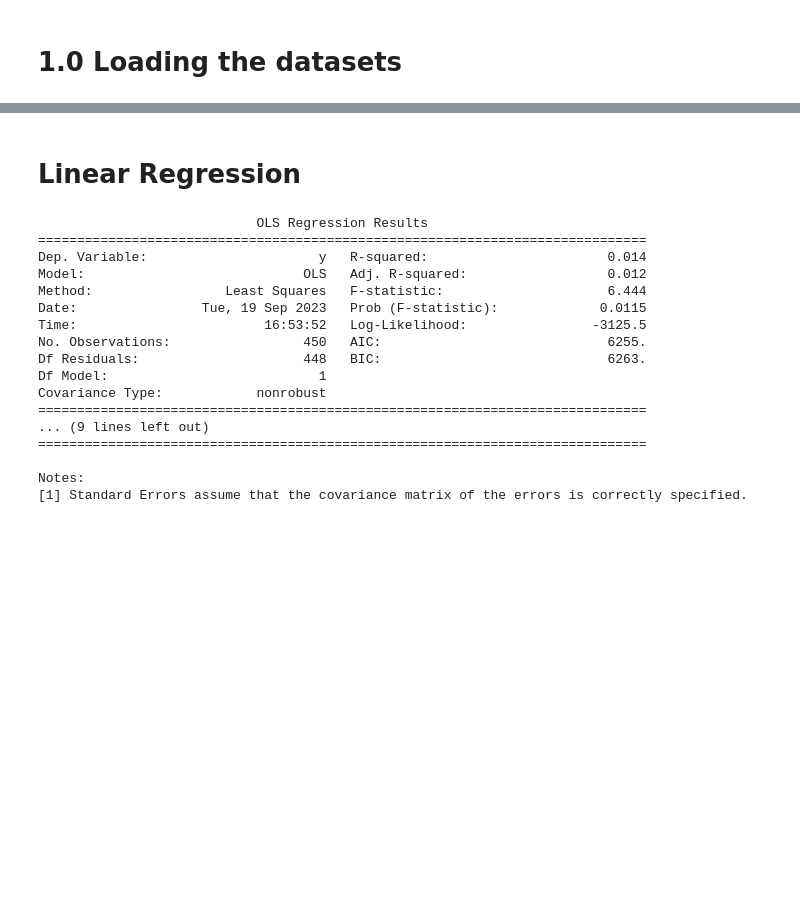
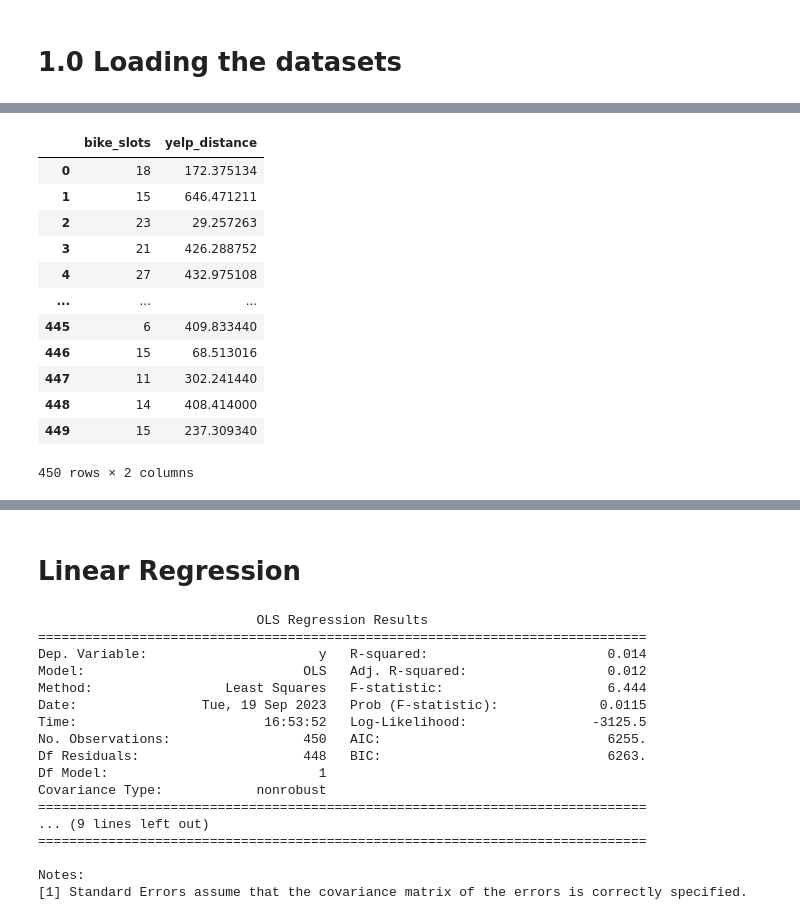
Before and after one commit to nicosanpedro/LHL-DS-Project2-Python, a Jupyter notebook: notebooks/model_building.ipynb, the cells around one changed output, grey strips where cells are left out. Cells and saved outputs as stored; diff of their text form; code cells hidden in the pictures; blank space fills up the shorter version.

Commit message:
added more comments and added required df in the modeling notebook

```diff
--- a/notebooks/model_building.ipynb
+++ b/notebooks/model_building.ipynb
@@ -4,9 +7,9 @@ import numpy as np
 # %% [markdown]
 # 1.0 Loading the datasets
 # %%
-city_bikes_df = pd.read_pickle("df_stations.pkl")
+city_bikes_df = pd.read_pickle(f"{data_address}df_stations.pkl")
 city_bikes_df = city_bikes_df.loc[:449]
-yelp_df = pd.read_pickle("yelp_df.pkl")
+yelp_df = pd.read_pickle(f"{data_address}yelp_df.pkl")
 # %%
 yelp_df.head()
 # %% [output]
@@ -27,8 +30,32 @@ city_bikes_df.head()
 | 4 | 13 | 14 | 8f8af40d9388c8a3962559e8681d3db7 | 43.663722 | -79.380288 | Church St / Alexander St | 2023-09-06T03:00:17.302000Z |
 # %%
 #Calculating the total bike slots
-empty_slots = np.array(city_bikes_df["empty_slots"])
-free_slots = np.array(city_bikes_df["free_bikes"])
+empty_slots = city_bikes_df["empty_slots"]
+free_slots = city_bikes_df["free_bikes"]
 bike_slots = empty_slots + free_slots #total bike slots
 
-yelp_distance = np.array(yelp_df["yelp_distance"])
+yelp_distance = yelp_df["yelp_distance"]
+# %%
+#CREATING A UNIFIED DATAFRAME TO COMPLY WITH THE REQUIREMENTS TO HAVE ONE SINGLE DATAFRAME FOR THE MODEL
+#AS MENTIONED IN THE PREVIOUS NOTEBOOK, THE FIRST 450 ROWS OF THE CITY_BIKES DF CORRESPONDS TO THE FIRST 450 ROWS
+#OF THE YELP DF
+
+df = pd.DataFrame()
+df["bike_slots"] = bike_slots
+df["yelp_distance"] = yelp_distance
+# %%
+df
+# %% [output]
+|  | bike_slots | yelp_distance |
+| 0 | 18 | 172.375134 |
+| 1 | 15 | 646.471211 |
+| 2 | 23 | 29.257263 |
+| 3 | 21 | 426.288752 |
+| 4 | 27 | 432.975108 |
+| ... | ... | ... |
+| 445 | 6 | 409.833440 |
+| 446 | 15 | 68.513016 |
+| 447 | 11 | 302.241440 |
+| 448 | 14 | 408.414000 |
+| 449 | 15 | 237.309340 |
+450 rows × 2 columns
```
Also changed, not shown: parts of 3 cells of this notebook, 9 other files.
